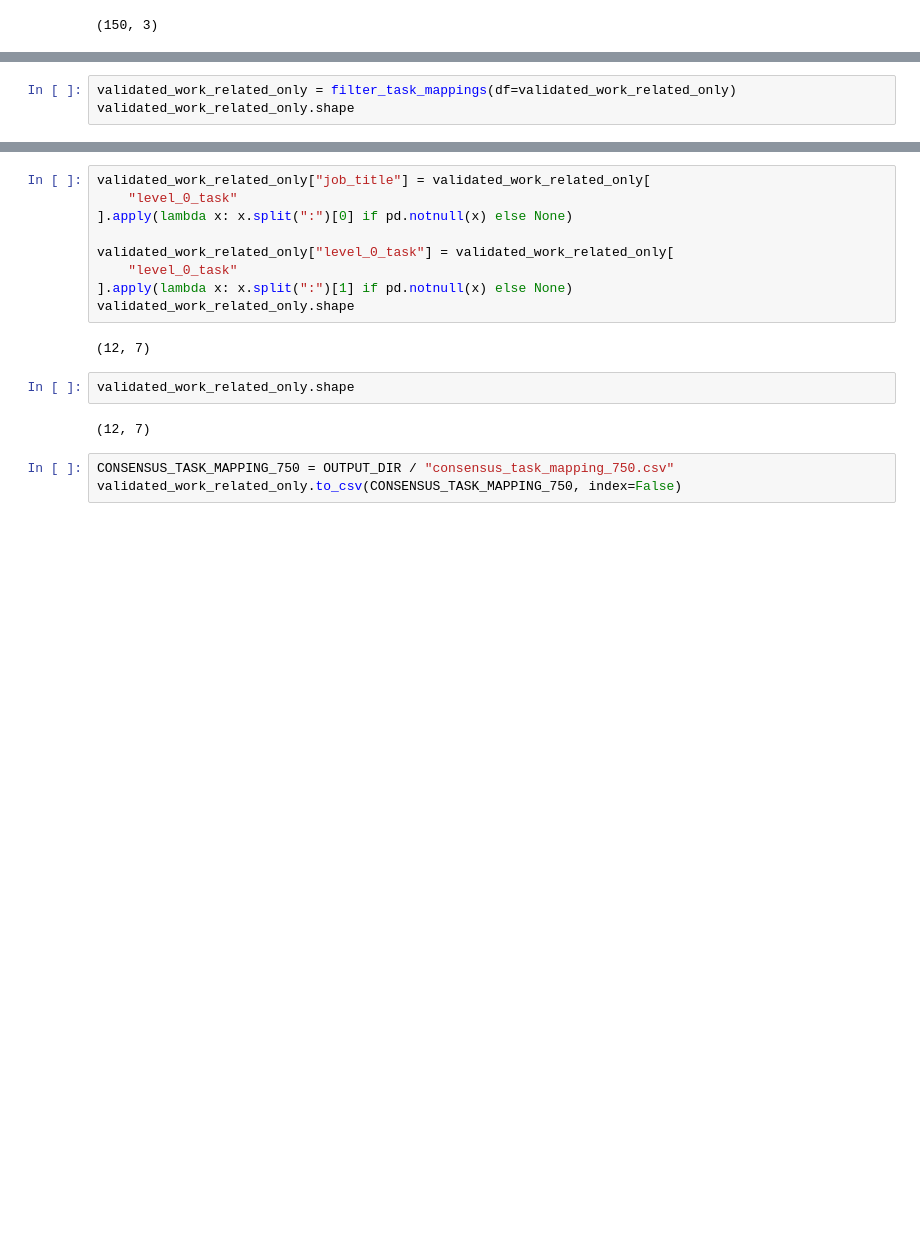
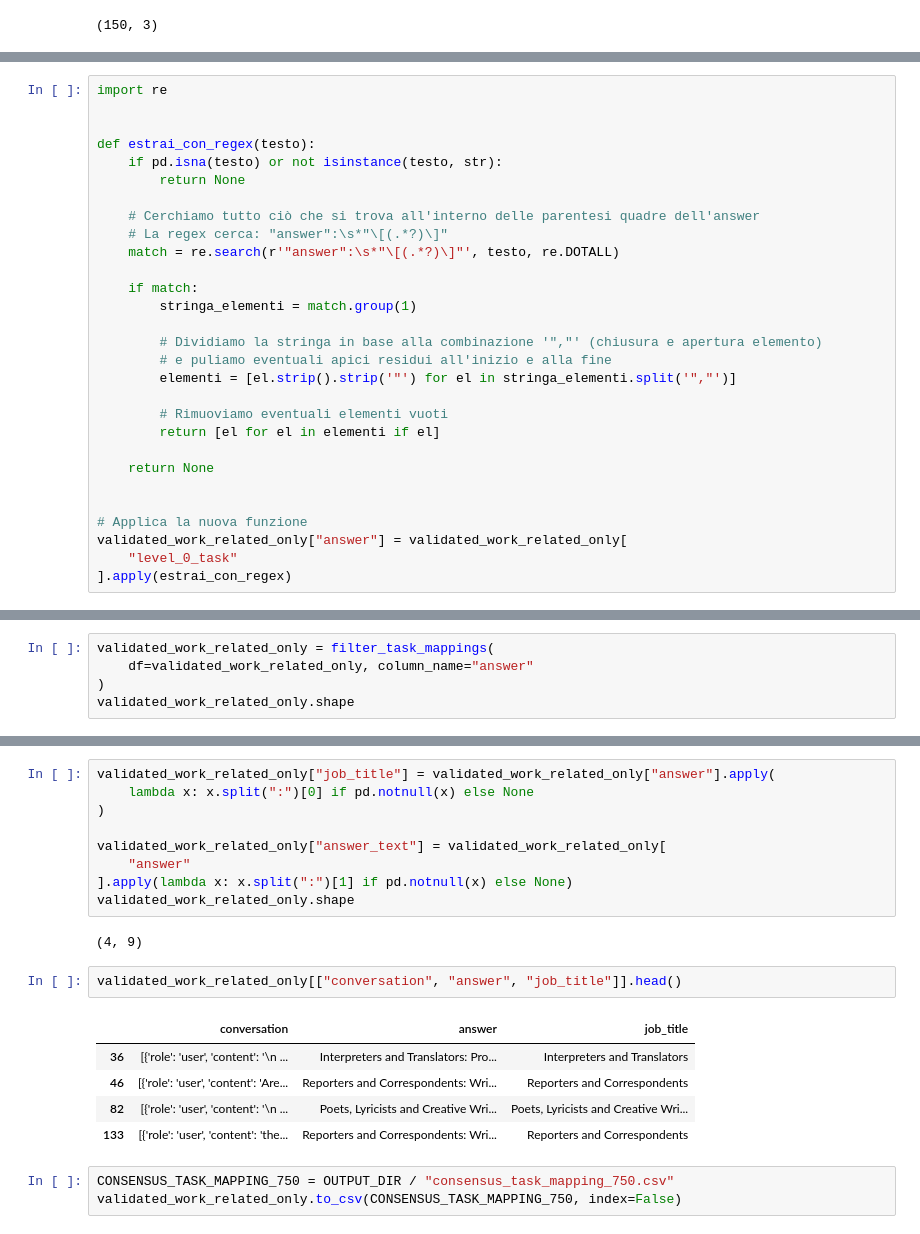
Before and after one commit to Engineering-AI-Systems-Team-3/chatgpt-at-work, a Jupyter notebook: programmers_chatgpt.ipynb, the cells around one changed output, grey strips where cells are left out. Cells and saved outputs as stored; diff of their text form; blank space fills up the shorter version.

```diff
--- a/programmers_chatgpt.ipynb
+++ b/programmers_chatgpt.ipynb
@@ -1049,0 +1264,29 @@ validated_work_related_only.shape
+# %%
+import re
+
+
+def estrai_con_regex(testo):
+    if pd.isna(testo) or not isinstance(testo, str):
+        return None
+
+    # Cerchiamo tutto ciò che si trova all'interno delle parentesi quadre dell'answer
+    # La regex cerca: "answer":\s*"\[(.*?)\]"
+    match = re.search(r'"answer":\s*"\[(.*?)\]"', testo, re.DOTALL)
+
+    if match:
+        stringa_elementi = match.group(1)
+
+        # Dividiamo la stringa in base alla combinazione '","' (chiusura e apertura elemento)
+        # e puliamo eventuali apici residui all'inizio e alla fine
+        elementi = [el.strip().strip('"') for el in stringa_elementi.split('","')]
+
+        # Rimuoviamo eventuali elementi vuoti
+        return [el for el in elementi if el]
+
+    return None
+
+
+# Applica la nuova funzione
+validated_work_related_only["answer"] = validated_work_related_only[
+    "level_0_task"
+].apply(estrai_con_regex)
@@ -1050,4 +1297,6 @@ validated_work_related_only.shape
 # %%
-validated_work_related_only = filter_task_mappings(df=validated_work_related_only)
+validated_work_related_only = filter_task_mappings(
+    df=validated_work_related_only, column_name="answer"
+)
 validated_work_related_only.shape
 # %% [output]
@@ -1072,18 +1321,22 @@ Processing item: Medical Transcriptionists: Distinguish between homonyms and rec
 # %%
-validated_work_related_only["job_title"] = validated_work_related_only[
-    "level_0_task"
-].apply(lambda x: x.split(":")[0] if pd.notnull(x) else None)
+validated_work_related_only["job_title"] = validated_work_related_only["answer"].apply(
+    lambda x: x.split(":")[0] if pd.notnull(x) else None
+)
 
-validated_work_related_only["level_0_task"] = validated_work_related_only[
-    "level_0_task"
+validated_work_related_only["answer_text"] = validated_work_related_only[
+    "answer"
 ].apply(lambda x: x.split(":")[1] if pd.notnull(x) else None)
 validated_work_related_only.shape
 # %% [output]
-(12, 7)
+(4, 9)
-# %%
-validated_work_related_only.shape
-# %% [output]
-(12, 7)
+# %%
+validated_work_related_only[["conversation", "answer", "job_title"]].head()
+# %% [output]
+|  | conversation | answer | job_title |
+| 36 | [{'role': 'user', 'content': '\n ... | Interpreters and Translators: Pro... | Interpreters and Translators |
+| 46 | [{'role': 'user', 'content': 'Are... | Reporters and Correspondents: Wri... | Reporters and Correspondents |
+| 82 | [{'role': 'user', 'content': '\n ... | Poets, Lyricists and Creative Wri... | Poets, Lyricists and Creative Wri... |
+| 133 | [{'role': 'user', 'content': 'the... | Reporters and Correspondents: Wri... | Reporters and Correspondents |
 # %%
 CONSENSUS_TASK_MAPPING_750 = OUTPUT_DIR / "consensus_task_mapping_750.csv"
 validated_work_related_only.to_csv(CONSENSUS_TASK_MAPPING_750, index=False)
```
Also changed, not shown: parts of 12 cells of this notebook, 23 other files.
